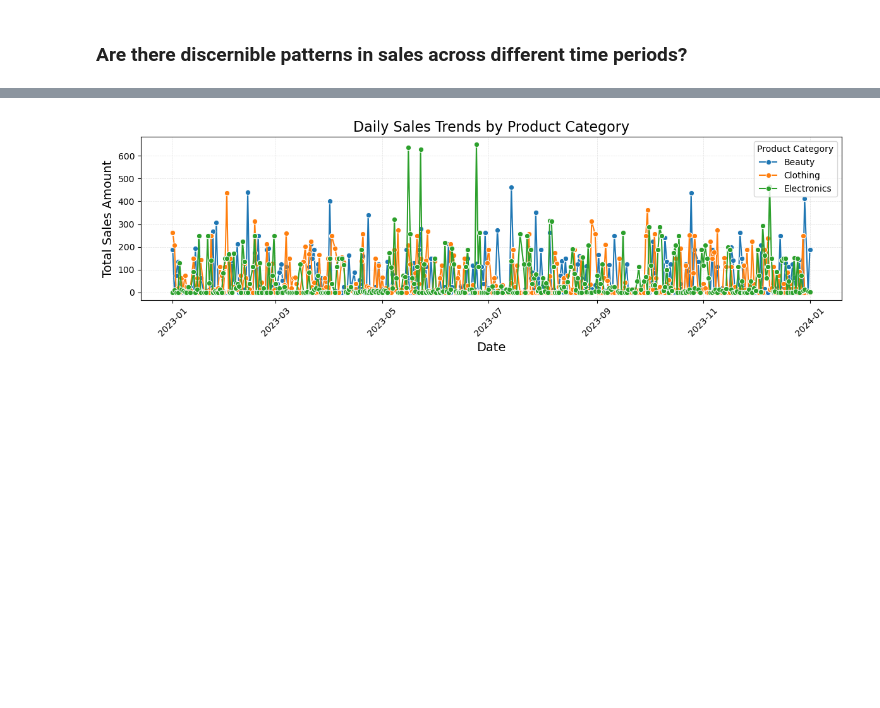
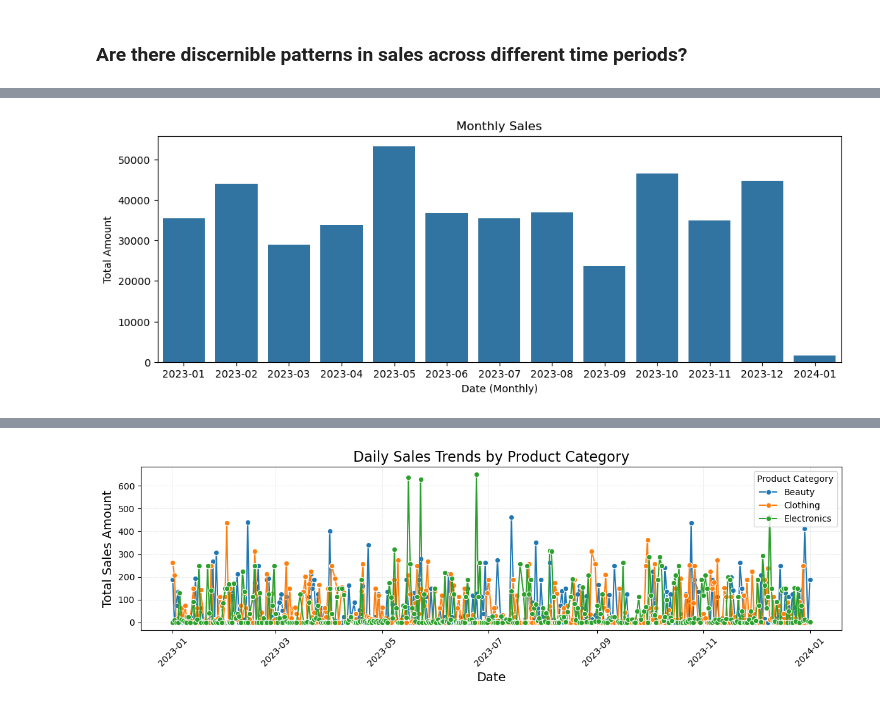
Before and after one commit to dudungawuk/Retail-Sales-DataAnalyst, a Jupyter notebook: retail-sales-EDA.ipynb, the cells around one changed output, grey strips where cells are left out. Drawn from its saved outputs; the diff is of its cells as text; code cells hidden in the pictures; blank space fills up the shorter version.

```diff
--- a/retail-sales-EDA.ipynb
+++ b/retail-sales-EDA.ipynb
@@ -157,3 +159,16 @@ plt.show()
 ##### From the data, it can be concluded that Gen X women have the highest shopping frequency, followed by Millennial women. Additionally, Gen X men also spend more money in their shopping frequency. This indicates that while Gen X women shop most frequently, men from that generation tend to make purchases of higher value.
 # %% [markdown]
 ### Are there discernible patterns in sales across different time periods?
+# %%
+monthly_sales = df.groupby(["Date"]).agg({
+    "Quantity": 'sum',
+    "Total Amount": 'sum'
+}).reset_index()
+monthly_sales = monthly_sales[monthly_sales['Total Amount'] > 0]
+monthly_sales['Date'] = pd.to_datetime(monthly_sales['Date']).dt.to_period('M')
+# %%
+monthly_grouped = monthly_sales.groupby(['Date']).agg({
+    'Quantity': 'sum',
+    'Total Amount': 'sum'
+}).reset_index()
+monthly_grouped
@@ -159,0 +190,8 @@ plt.show()
+# %%
+plt.figure(figsize=(12, 4))
+sns.barplot(data=monthly_grouped,x="Date",y="Total Amount",errorbar=None)
+plt.xlabel("Date (Monthly)")
+plt.title("Monthly Sales")
+plt.show()
+# %% [output]
+[figure, added]
```
Also changed, not shown: parts of 17 cells of this notebook.
